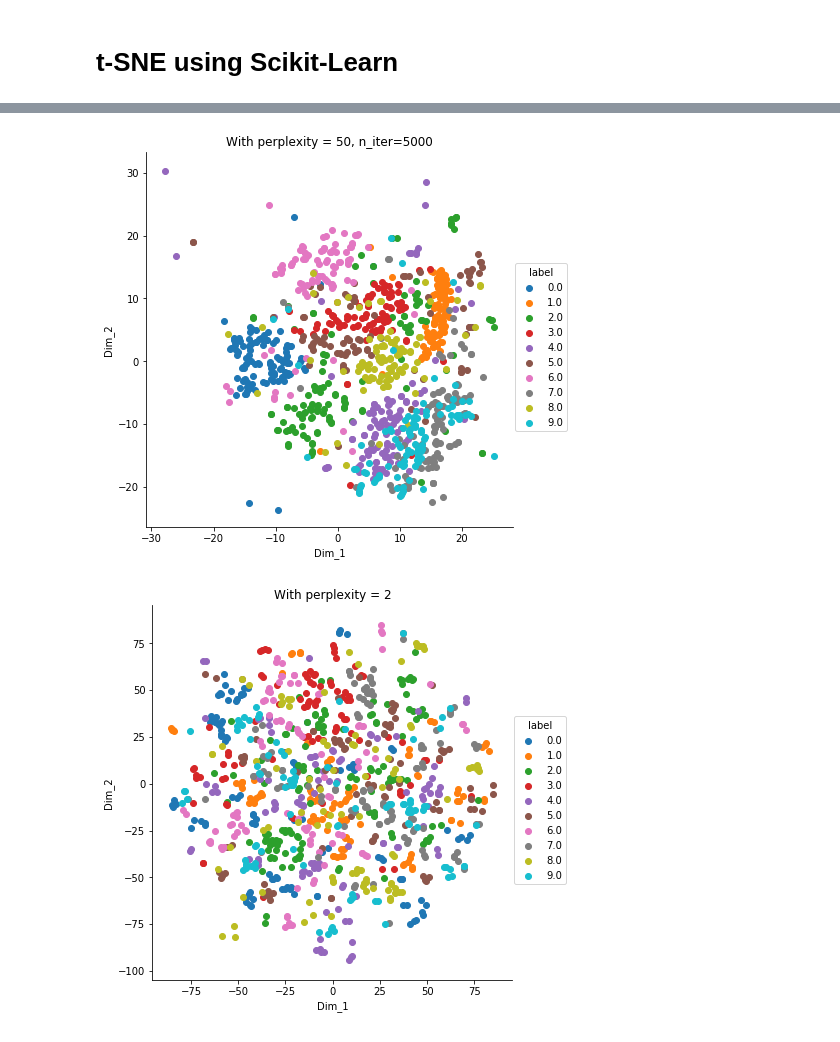
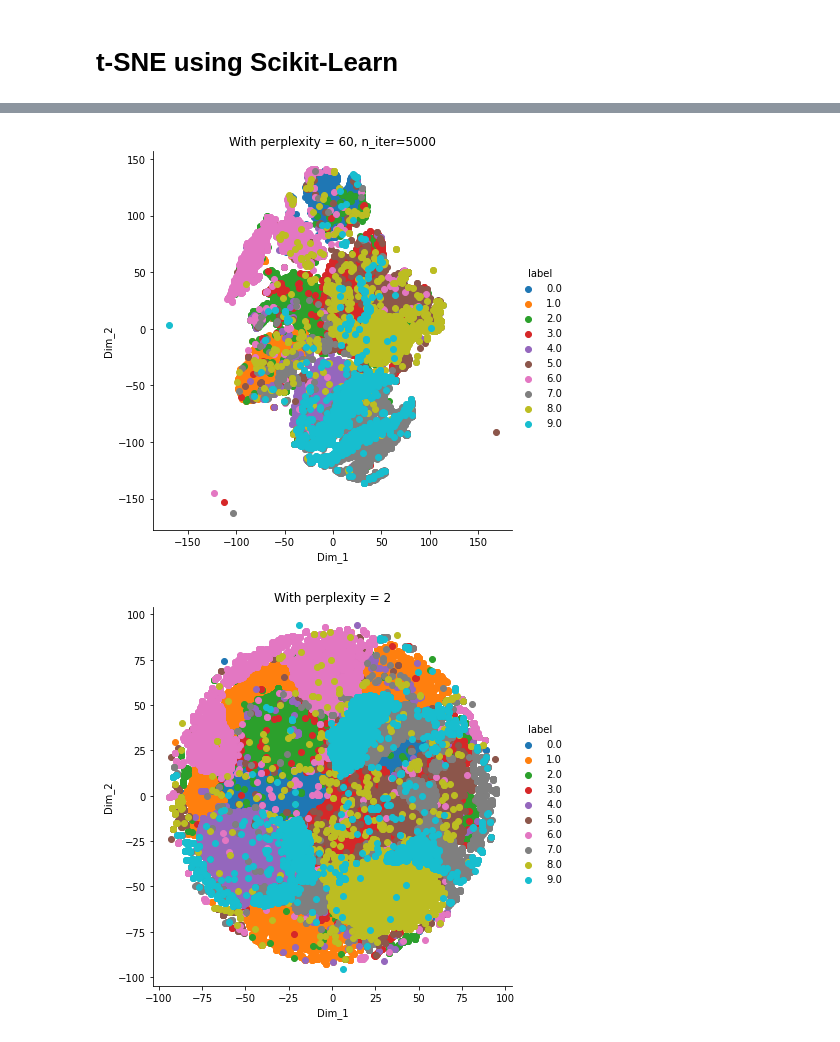
Before and after one commit to Udaykumar447/Real-World-Data-Science-Projects, a Jupyter notebook: Dimensionality Reduction - PCA, TSNE on MNIST dataset/mnist_pca_tsne.ipynb, the cells around one changed output, grey strips where cells are left out. Cells and saved outputs as stored; diff of their text form; code cells hidden in the pictures.

```diff
--- a/Dimensionality Reduction - PCA, TSNE on MNIST dataset/mnist_pca_tsne.ipynb
+++ b/Dimensionality Reduction - PCA, TSNE on MNIST dataset/mnist_pca_tsne.ipynb
@@ -243,28 +238,30 @@ plt.show()
 # %%
-model = TSNE(n_components=2, random_state=0, perplexity=50,  n_iter=5000)
-tsne_data = model.fit_transform(data_1000)
+# TSNE with perplexity with 80, iterations = 5000
+model = TSNE(n_components=2, random_state=0, perplexity=70,  n_iter=5000)
+tsne_data = model.fit_transform(data)
 
 # creating a new data fram which help us in ploting the result data
-tsne_data = np.vstack((tsne_data.T, labels_1000)).T
+tsne_data = np.vstack((tsne_data.T, labels)).T
 tsne_df = pd.DataFrame(data=tsne_data, columns=("Dim_1", "Dim_2", "label"))
 
 # Ploting the result of tsne
-sn.FacetGrid(tsne_df, hue="label", size=6).map(plt.scatter, 'Dim_1', 'Dim_2').add_legend()
-plt.title('With perplexity = 50, n_iter=5000')
+sn.FacetGrid(tsne_df, hue="label", height=6).map(plt.scatter, 'Dim_1', 'Dim_2').add_legend()
+plt.title('With perplexity = 60, n_iter=5000')
 plt.show()
 # %% [output]
-[figure, old version]
+[figure, new version]
 # %%
+# TSNE with perplexity with 2
 model = TSNE(n_components=2, random_state=0, perplexity=2)
-tsne_data = model.fit_transform(data_1000)
+tsne_data = model.fit_transform(data)
 
 # creating a new data fram which help us in ploting the result data
-tsne_data = np.vstack((tsne_data.T, labels_1000)).T
+tsne_data = np.vstack((tsne_data.T, labels)).T
 tsne_df = pd.DataFrame(data=tsne_data, columns=("Dim_1", "Dim_2", "label"))
 
 # Ploting the result of tsne
-sn.FacetGrid(tsne_df, hue="label", size=6).map(plt.scatter, 'Dim_1', 'Dim_2').add_legend()
+sn.FacetGrid(tsne_df, hue="label", height=6).map(plt.scatter, 'Dim_1', 'Dim_2').add_legend()
 plt.title('With perplexity = 2')
 plt.show()
 # %% [output]
-[figure, old version]
+[figure, new version]
```
Also changed, not shown: parts of 3 cells of this notebook.
